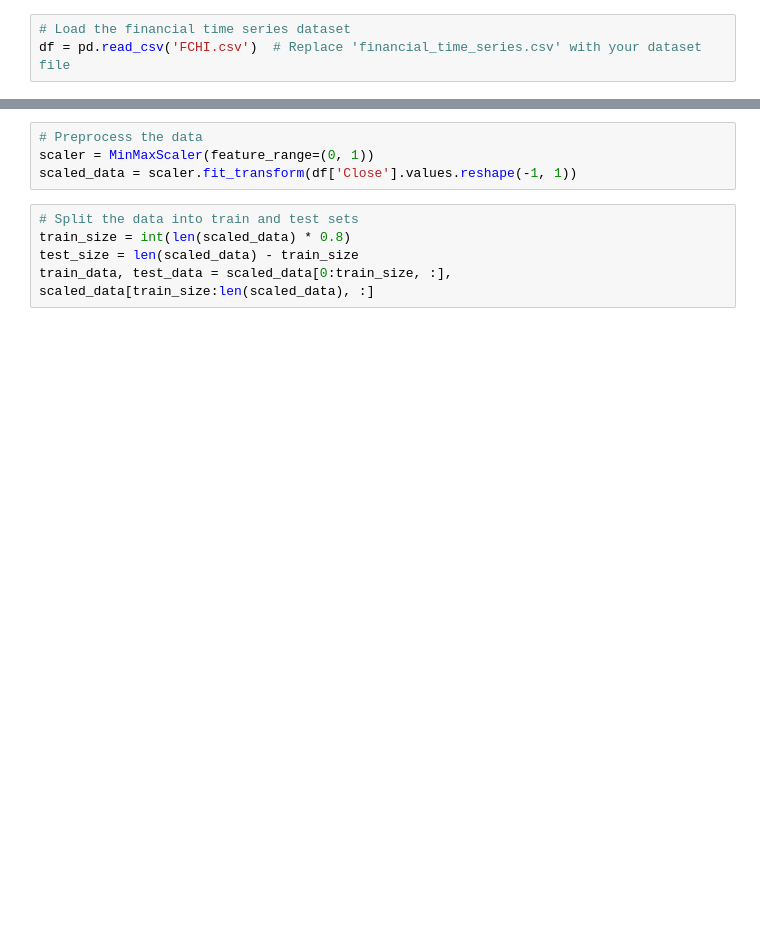
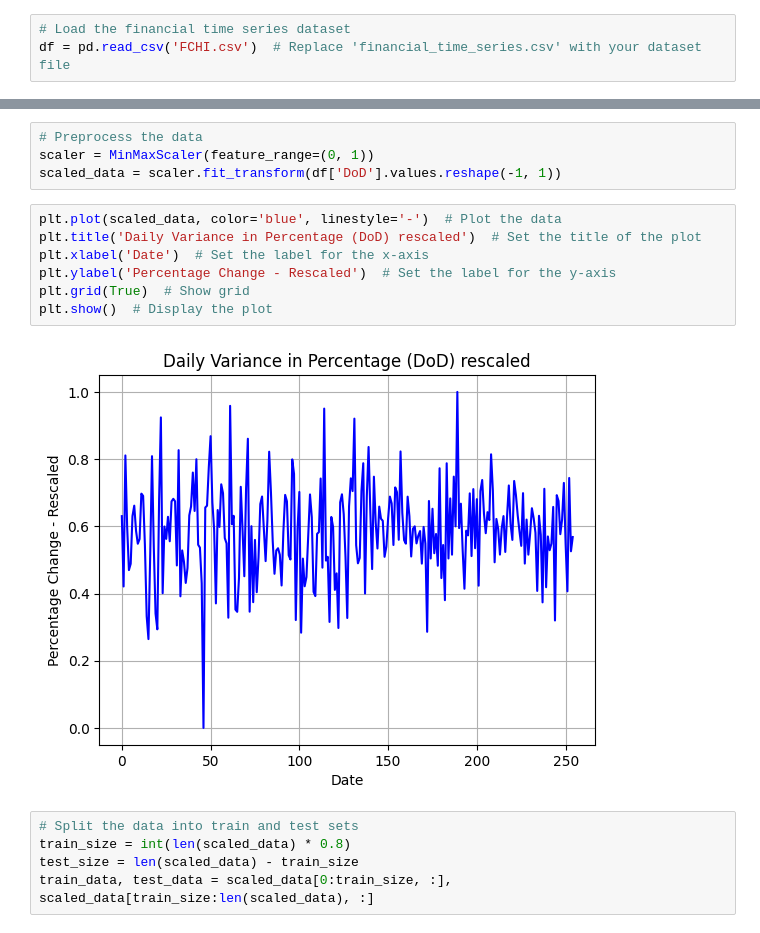
Before and after one commit to doartel/test, a Jupyter notebook: RNN1.ipynb, the cells around one changed output, grey strips where cells are left out. Drawn from its saved outputs; the diff is of its cells as text; blank space fills up the shorter version.

```diff
--- a/RNN1.ipynb
+++ b/RNN1.ipynb
@@ -35,7 +54,16 @@ df = pd.read_csv('FCHI.csv')  # Replace 'financial_time_series.csv' with your da
 # %%
 # Preprocess the data
 scaler = MinMaxScaler(feature_range=(0, 1))
-scaled_data = scaler.fit_transform(df['Close'].values.reshape(-1, 1))
+scaled_data = scaler.fit_transform(df['DoD'].values.reshape(-1, 1))
+# %%
+plt.plot(scaled_data, color='blue', linestyle='-')  # Plot the data
+plt.title('Daily Variance in Percentage (DoD) rescaled')  # Set the title of the plot
+plt.xlabel('Date')  # Set the label for the x-axis
+plt.ylabel('Percentage Change - Rescaled')  # Set the label for the y-axis
+plt.grid(True)  # Show grid
+plt.show()  # Display the plot
+# %% [output]
+[figure, added]
 # %%
 # Split the data into train and test sets
 train_size = int(len(scaled_data) * 0.8)
```
Also changed, not shown: parts of 15 cells of this notebook.
